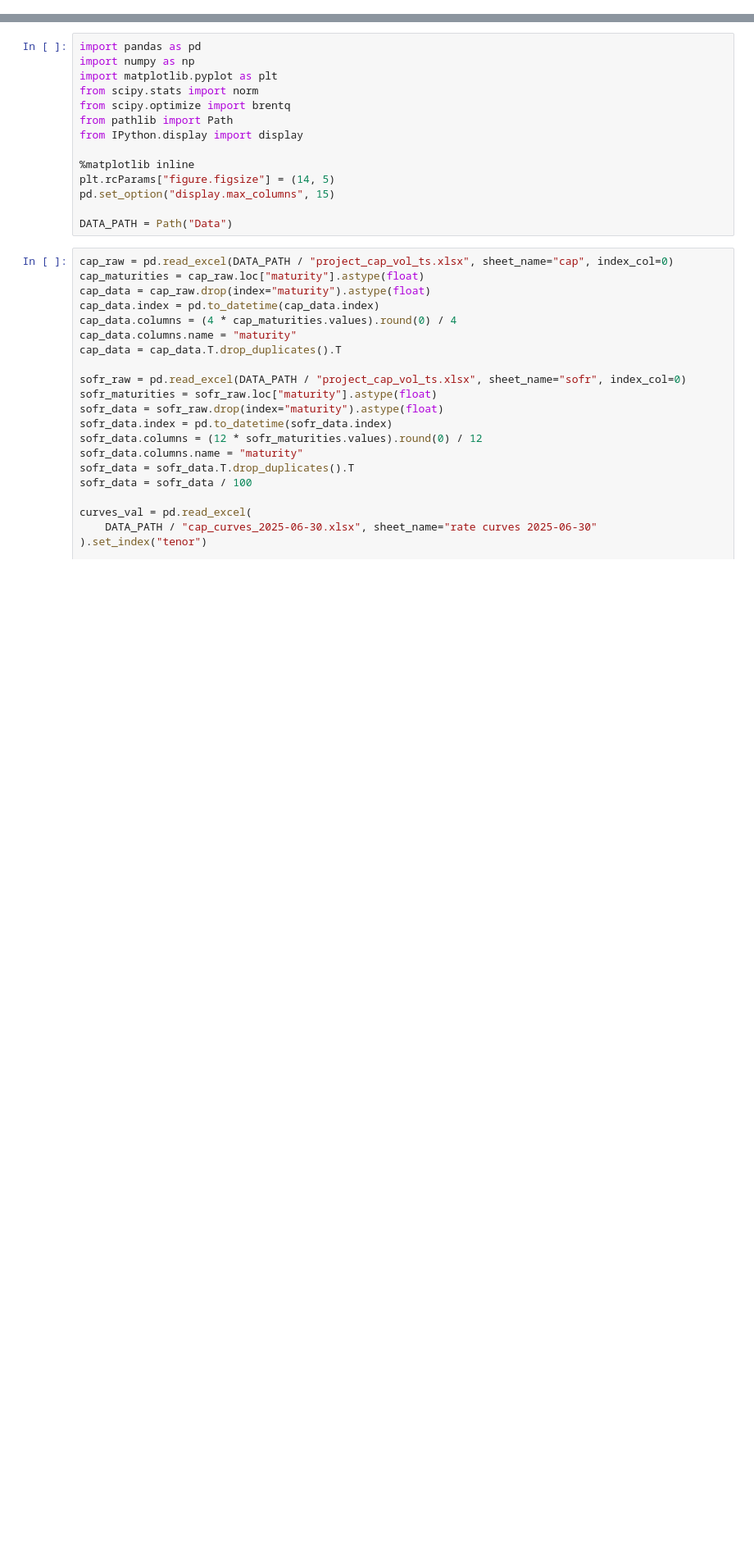
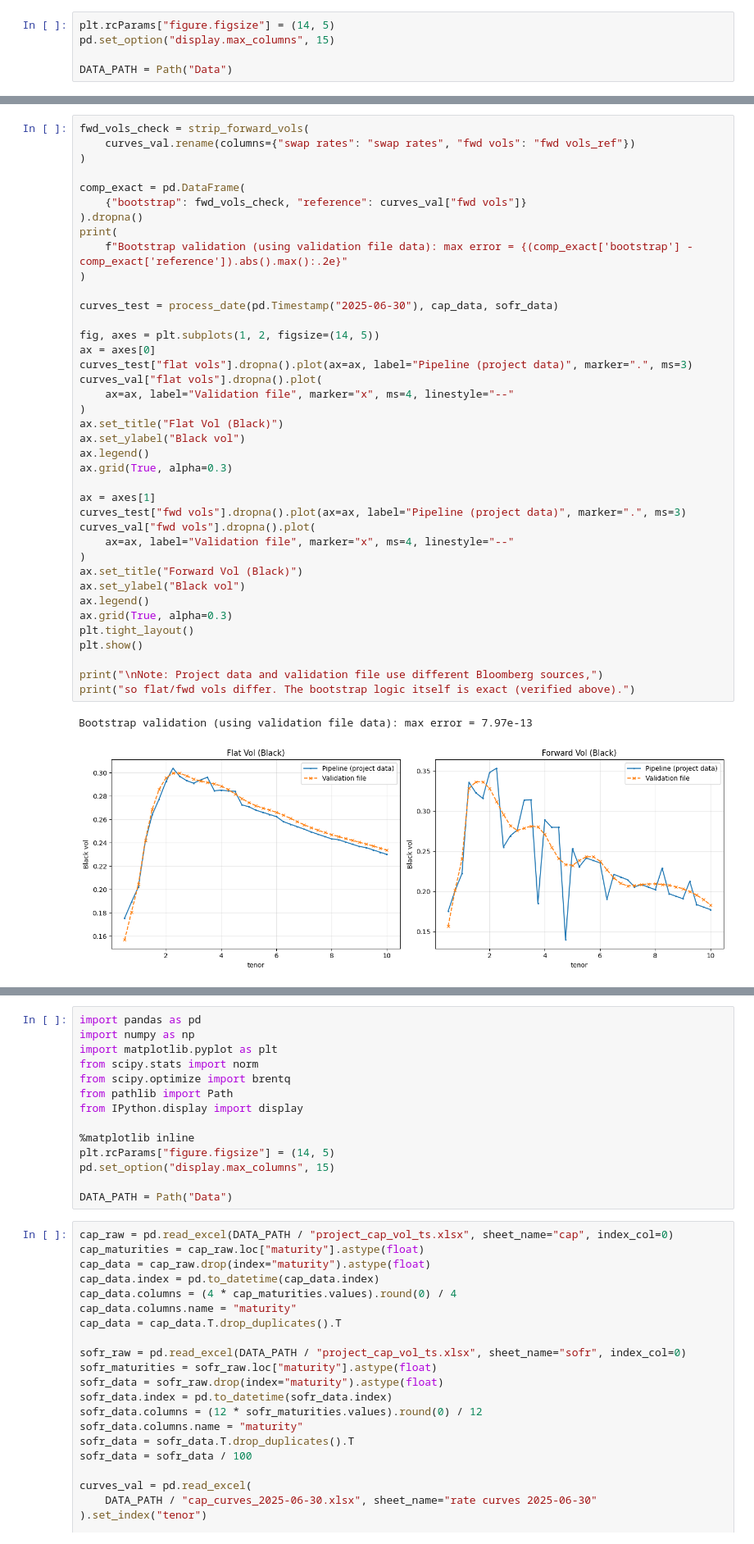
Before and after one commit to y3y-tech/Forward_Volatility_From_SOFR_Cap, a Jupyter notebook: Q2.ipynb, the cells around one changed output, grey strips where cells are left out. Shown at 82% size. Saved outputs shown, nothing was run; the diff lists cells and outputs as text; blank space fills up the shorter version.

```diff
--- a/Q2.ipynb
+++ b/Q2.ipynb
@@ -4,0 +5,5 @@ Build a panel of forward vols by stripping the cap curve on each date in the tim
+# %%
+plt.rcParams["figure.figsize"] = (14, 5)
+pd.set_option("display.max_columns", 15)
+
+DATA_PATH = Path("Data")
@@ -4,0 +45,42 @@ Build a panel of forward vols by stripping the cap curve on each date in the tim
+# %%
+fwd_vols_check = strip_forward_vols(
+    curves_val.rename(columns={"swap rates": "swap rates", "fwd vols": "fwd vols_ref"})
+)
+
+comp_exact = pd.DataFrame(
+    {"bootstrap": fwd_vols_check, "reference": curves_val["fwd vols"]}
+).dropna()
+print(
+    f"Bootstrap validation (using validation file data): max error = {(comp_exact['bootstrap'] - comp_exact['reference']).abs().max():.2e}"
+)
+
+curves_test = process_date(pd.Timestamp("2025-06-30"), cap_data, sofr_data)
+
+fig, axes = plt.subplots(1, 2, figsize=(14, 5))
+ax = axes[0]
+curves_test["flat vols"].dropna().plot(ax=ax, label="Pipeline (project data)", marker=".", ms=3)
+curves_val["flat vols"].dropna().plot(
+    ax=ax, label="Validation file", marker="x", ms=4, linestyle="--"
+)
+ax.set_title("Flat Vol (Black)")
+ax.set_ylabel("Black vol")
+ax.legend()
+ax.grid(True, alpha=0.3)
+
+ax = axes[1]
+curves_test["fwd vols"].dropna().plot(ax=ax, label="Pipeline (project data)", marker=".", ms=3)
+curves_val["fwd vols"].dropna().plot(
+    ax=ax, label="Validation file", marker="x", ms=4, linestyle="--"
+)
+ax.set_title("Forward Vol (Black)")
+ax.set_ylabel("Black vol")
+ax.legend()
+ax.grid(True, alpha=0.3)
+plt.tight_layout()
+plt.show()
+
+print("\nNote: Project data and validation file use different Bloomberg sources,")
+print("so flat/fwd vols differ. The bootstrap logic itself is exact (verified above).")
+# %% [output]
+Bootstrap validation (using validation file data): max error = 7.97e-13
+[figure, added]
```
Also changed, not shown: parts of 16 cells of this notebook, 1 other file.
